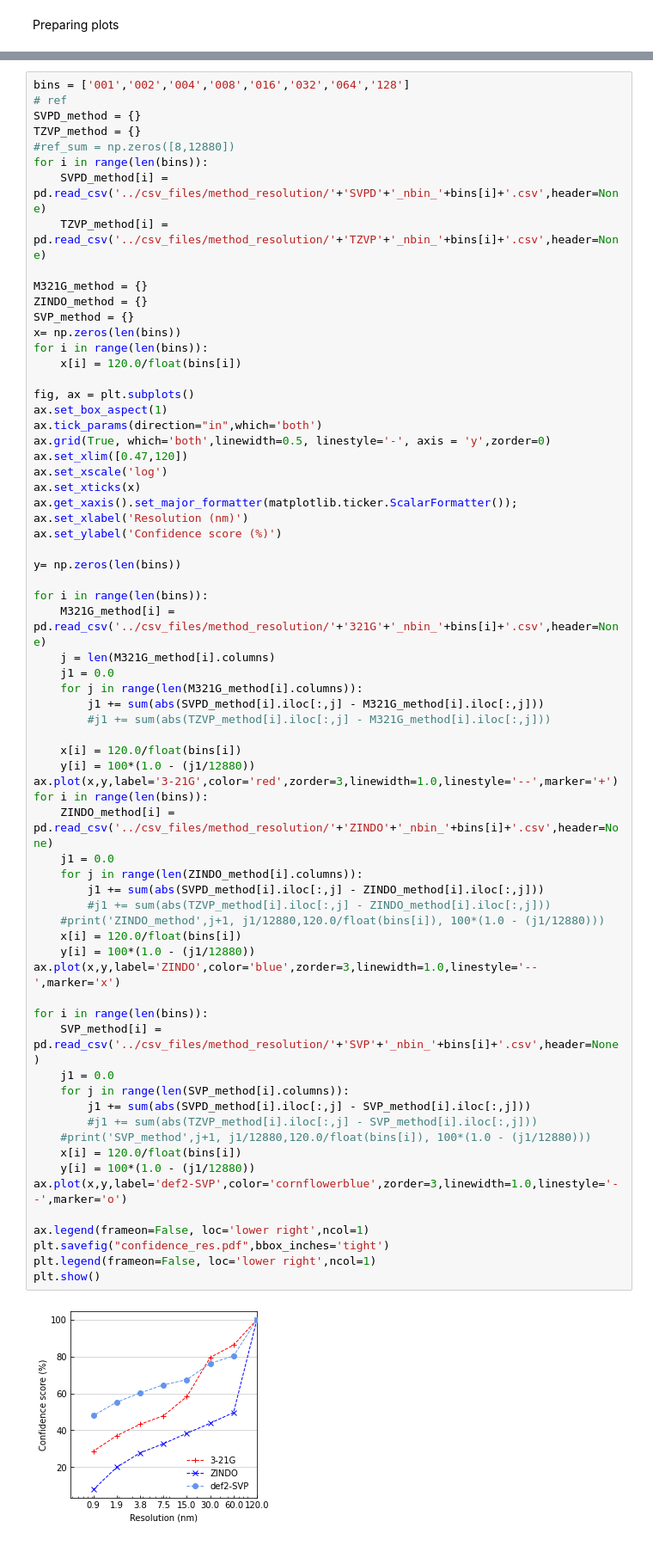
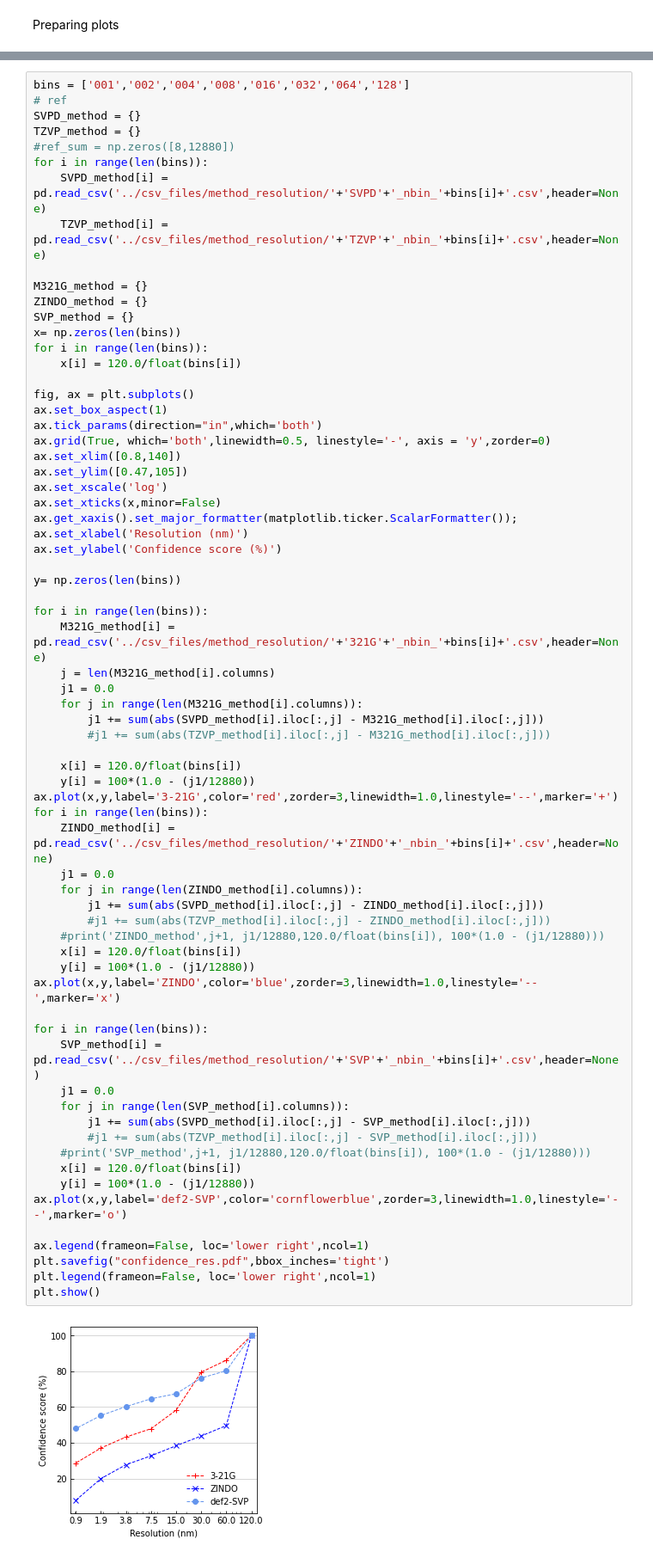
Before and after one commit to moldis-group/bigQM7w, a Jupyter notebook: notebooks/5methods_new.ipynb, the cells around one changed output, grey strips where cells are left out. Shown at 86% size. Cells and saved outputs as stored; diff of their text form.

```diff
--- a/notebooks/5methods_new.ipynb
+++ b/notebooks/5methods_new.ipynb
@@ -131,9 +131,10 @@ fig, ax = plt.subplots()
 ax.set_box_aspect(1)
 ax.tick_params(direction="in",which='both')
 ax.grid(True, which='both',linewidth=0.5, linestyle='-', axis = 'y',zorder=0)
-ax.set_xlim([0.47,120])
+ax.set_xlim([0.8,140])
+ax.set_ylim([0.47,105])
 ax.set_xscale('log')
-ax.set_xticks(x)
+ax.set_xticks(x,minor=False)
 ax.get_xaxis().set_major_formatter(matplotlib.ticker.ScalarFormatter());
 ax.set_xlabel('Resolution (nm)')
 ax.set_ylabel('Confidence score (%)')
@@ -151,31 +152,31 @@ for i in range(len(bins)):
     x[i] = 120.0/float(bins[i])
     y[i] = 100*(1.0 - (j1/12880))
 ax.plot(x,y,label='3-21G',color='red',zorder=3,linewidth=1.0,linestyle='--',marker='+')
 for i in range(len(bins)):
     ZINDO_method[i] = pd.read_csv('../csv_files/method_resolution/'+'ZINDO'+'_nbin_'+bins[i]+'.csv',header=None)
     j1 = 0.0
     for j in range(len(ZINDO_method[i].columns)):
         j1 += sum(abs(SVPD_method[i].iloc[:,j] - ZINDO_method[i].iloc[:,j]))
         #j1 += sum(abs(TZVP_method[i].iloc[:,j] - ZINDO_method[i].iloc[:,j]))
     #print('ZINDO_method',j+1, j1/12880,120.0/float(bins[i]), 100*(1.0 - (j1/12880)))
     x[i] = 120.0/float(bins[i])
     y[i] = 100*(1.0 - (j1/12880))
 ax.plot(x,y,label='ZINDO',color='blue',zorder=3,linewidth=1.0,linestyle='--',marker='x')
 
 for i in range(len(bins)):
     SVP_method[i] = pd.read_csv('../csv_files/method_resolution/'+'SVP'+'_nbin_'+bins[i]+'.csv',header=None)
     j1 = 0.0
     for j in range(len(SVP_method[i].columns)):
         j1 += sum(abs(SVPD_method[i].iloc[:,j] - SVP_method[i].iloc[:,j]))
         #j1 += sum(abs(TZVP_method[i].iloc[:,j] - SVP_method[i].iloc[:,j]))
     #print('SVP_method',j+1, j1/12880,120.0/float(bins[i]), 100*(1.0 - (j1/12880)))
     x[i] = 120.0/float(bins[i])
     y[i] = 100*(1.0 - (j1/12880))
 ax.plot(x,y,label='def2-SVP',color='cornflowerblue',zorder=3,linewidth=1.0,linestyle='--',marker='o')
 
 ax.legend(frameon=False, loc='lower right',ncol=1)
 plt.savefig("confidence_res.pdf",bbox_inches='tight')
 plt.legend(frameon=False, loc='lower right',ncol=1)
 plt.show()
 # %% [output]
-[figure, old version]
+[figure, new version]
```
Also changed, not shown: 2 other files.
